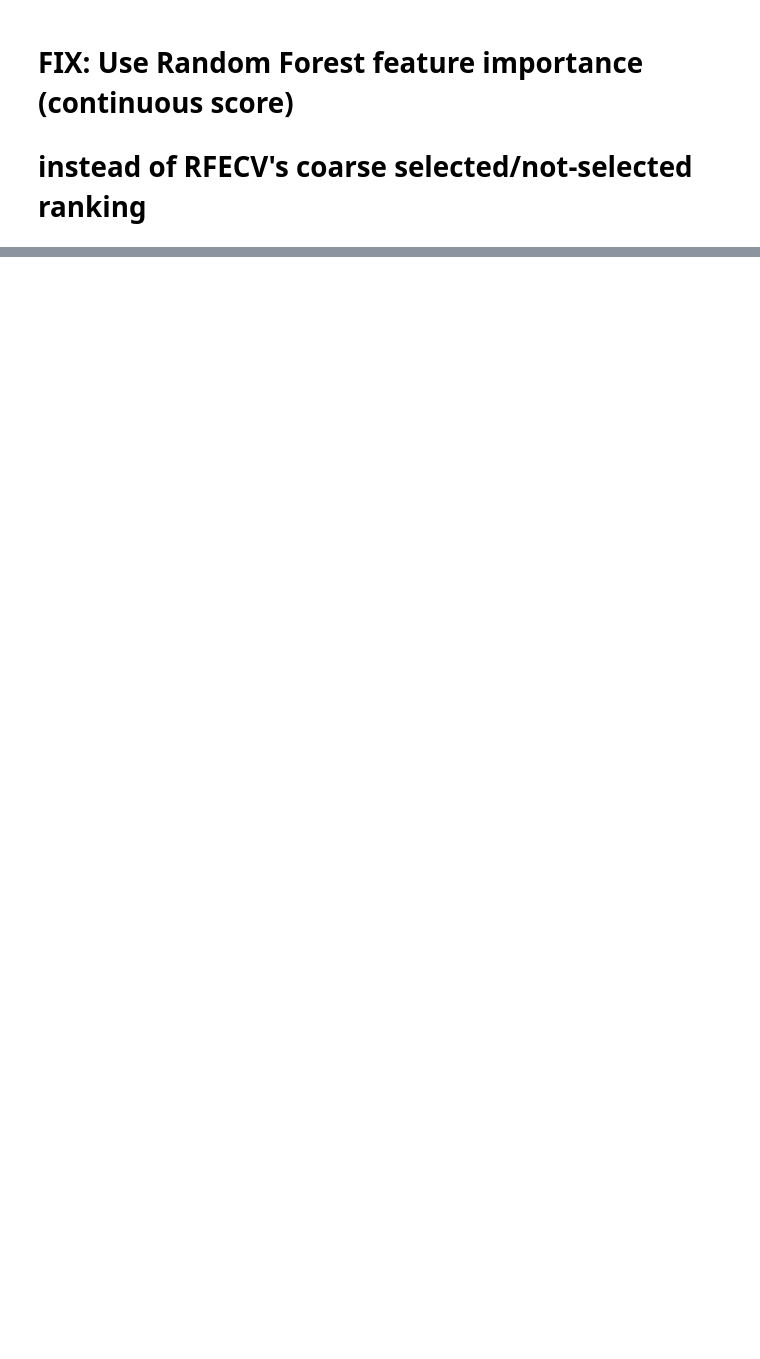
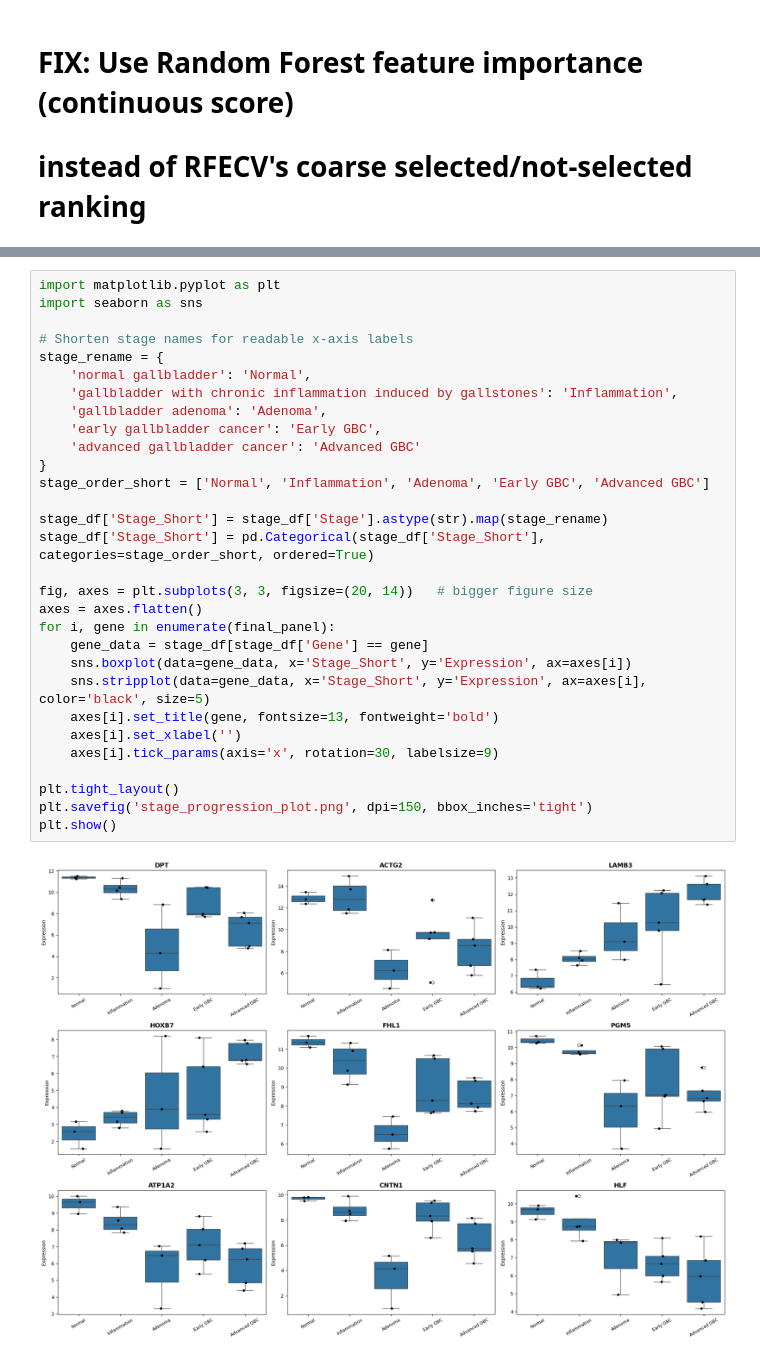
Before and after one commit to DhimanTarafdar/gallbladder_cancer_research, a Jupyter notebook: Gallbladder_Cancer.ipynb, the cells around one changed output, grey strips where cells are left out. Saved outputs shown, nothing was run; the diff lists cells and outputs as text; blank space fills up the shorter version.

```diff
--- a/Gallbladder_Cancer.ipynb
+++ b/Gallbladder_Cancer.ipynb
@@ -571,0 +1014,32 @@ Final gene panel (top 12, fixed ranking): ['DPT', 'ACTG2', 'LAMB3', 'FHL1', 'HOX
+# %%
+import matplotlib.pyplot as plt
+import seaborn as sns
+
+# Shorten stage names for readable x-axis labels
+stage_rename = {
+    'normal gallbladder': 'Normal',
+    'gallbladder with chronic inflammation induced by gallstones': 'Inflammation',
+    'gallbladder adenoma': 'Adenoma',
+    'early gallbladder cancer': 'Early GBC',
+    'advanced gallbladder cancer': 'Advanced GBC'
+}
+stage_order_short = ['Normal', 'Inflammation', 'Adenoma', 'Early GBC', 'Advanced GBC']
+
+stage_df['Stage_Short'] = stage_df['Stage'].astype(str).map(stage_rename)
+stage_df['Stage_Short'] = pd.Categorical(stage_df['Stage_Short'], categories=stage_order_short, ordered=True)
+
+fig, axes = plt.subplots(3, 3, figsize=(20, 14))   # bigger figure size
+axes = axes.flatten()
+for i, gene in enumerate(final_panel):
+    gene_data = stage_df[stage_df['Gene'] == gene]
+    sns.boxplot(data=gene_data, x='Stage_Short', y='Expression', ax=axes[i])
+    sns.stripplot(data=gene_data, x='Stage_Short', y='Expression', ax=axes[i], color='black', size=5)
+    axes[i].set_title(gene, fontsize=13, fontweight='bold')
+    axes[i].set_xlabel('')
+    axes[i].tick_params(axis='x', rotation=30, labelsize=9)
+
+plt.tight_layout()
+plt.savefig('stage_progression_plot.png', dpi=150, bbox_inches='tight')
+plt.show()
+# %% [output]
+[figure, added]
```
Also changed, not shown: parts of 39 cells of this notebook.
